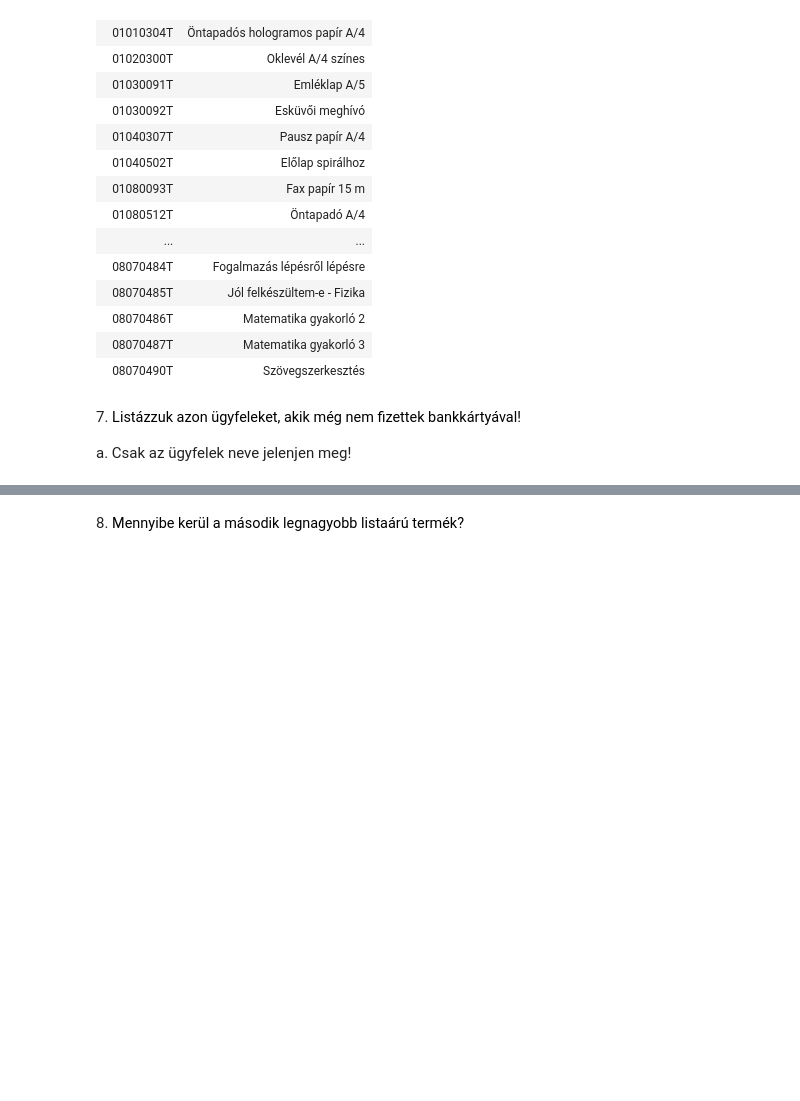
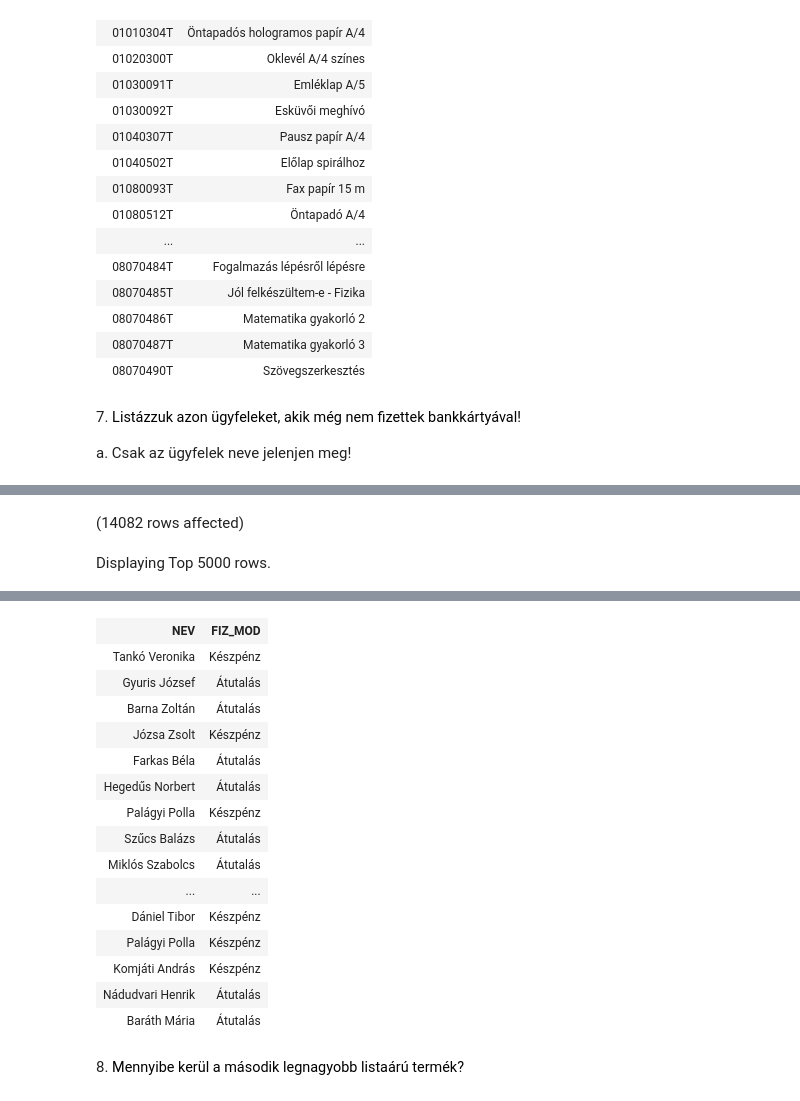
Before and after one commit to MikicsTamas/Adatb-zisok, a Jupyter notebook: gyakorlat06_feladatok.ipynb, the cells around one changed output, grey strips where cells are left out. Drawn from its saved outputs; the diff is of its cells as text; code cells hidden in the pictures; blank space fills up the shorter version.

```diff
--- a/gyakorlat06_feladatok.ipynb
+++ b/gyakorlat06_feladatok.ipynb
@@ -220,0 +201,11 @@ Total execution time: 00:00:00.059
+# %%
+SELECT u1.NEV, r1.FIZ_MOD
+FROM Ugyfel u1 JOIN Rendeles r1 ON u1.[LOGIN] = r1.[LOGIN]
+WHERE NOT EXISTS (
+    SELECT *
+    FROM Rendeles r JOIN Ugyfel u2 ON u2.[LOGIN] = r.[LOGIN]
+    WHERE u1.[LOGIN] = u2.[LOGIN] AND r1.FIZ_MOD = r.FIZ_MOD AND r.FIZ_MOD = 'Bankkártya'
+)
+# %% [output]
+(14082 rows affected)
+Displaying Top 5000 rows.
@@ -221,2 +213,18 @@ Total execution time: 00:00:00.059
+| NEV | FIZ_MOD |
+| Tankó Veronika | Készpénz |
+| Gyuris József | Átutalás |
+| Barna Zoltán | Átutalás |
+| Józsa Zsolt | Készpénz |
+| Farkas Béla | Átutalás |
+| Hegedűs Norbert | Átutalás |
+| Palágyi Polla | Készpénz |
+| Szűcs Balázs | Átutalás |
+| Miklós Szabolcs | Átutalás |
+| ... | ... |
+| Dániel Tibor | Készpénz |
+| Palágyi Polla | Készpénz |
+| Komjáti András | Készpénz |
+| Nádudvari Henrik | Átutalás |
+| Baráth Mária | Átutalás |
 # %% [markdown]
 8. <span style="background-color: rgb(255, 255, 255); color: rgb(0, 0, 0); font-family: &quot;Open Sans&quot;, sans-serif; font-size: 14.44px;">Mennyibe kerül a második legnagyobb listaárú termék?</span>
```
Also changed, not shown: parts of 8 cells of this notebook.
